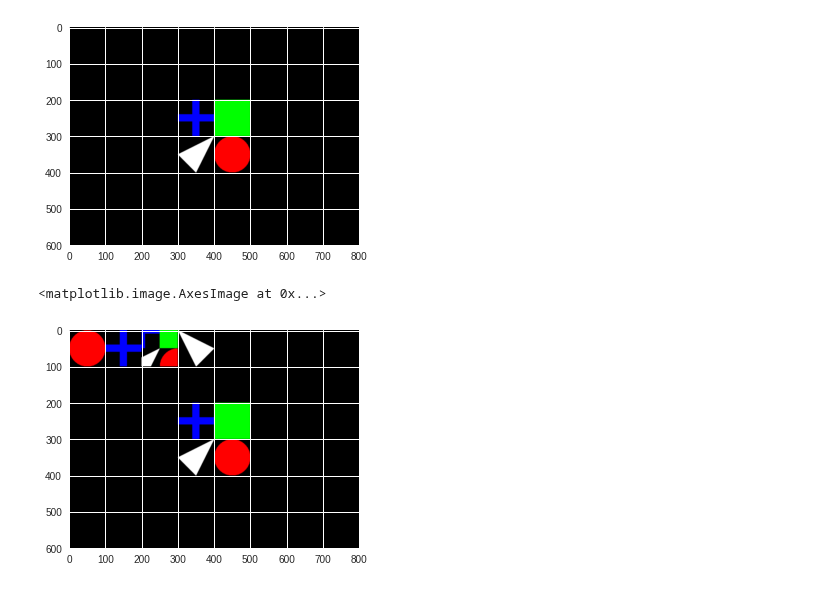
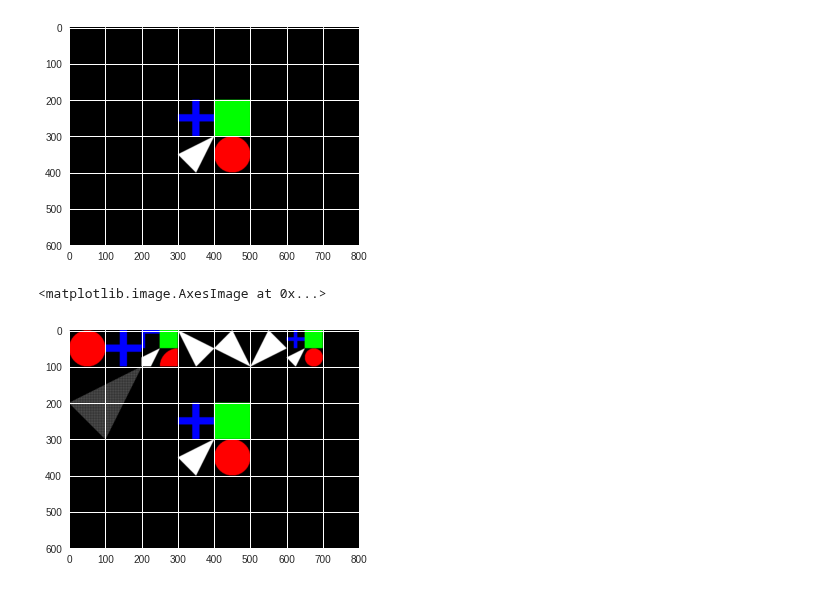
Before and after one commit to tjwei/NDHU_AM1130, a Jupyter notebook: 2018_Week07_Paint.ipynb, the cells around one changed output. Saved outputs shown, nothing was run; the diff lists cells and outputs as text; code cells hidden in the pictures.

```diff
--- a/2018_Week07_Paint.ipynb
+++ b/2018_Week07_Paint.ipynb
@@ -55,10 +55,13 @@ plt.imshow(img, interpolation='bilinear')
 # %%
 img[0:100, 0:100] = img[300:400, 400:500]
 img[0:100, 100:200] = img[200:300, 300:400]
 img[0:100, 200:300] = img[250:350, 350:450]
 img[0:100, 300:400] = img[300:400, 400:300:-1]
-
+img[0:100, 400:500] = img[400:300:-1, 300:400]
+img[0:100, 500:600] = img[400:300:-1, 400:300:-1]
+img[0:100, 600:700] = img[200:400:2, 300:500:2]
+img[100:300:2, 0:200:2] = img[300:400, 300:400]
 plt.imshow(img, interpolation='bilinear')
 # %% [output]
 <matplotlib.image.AxesImage at 0x...>
-[figure, old version]
+[figure, new version]
```
